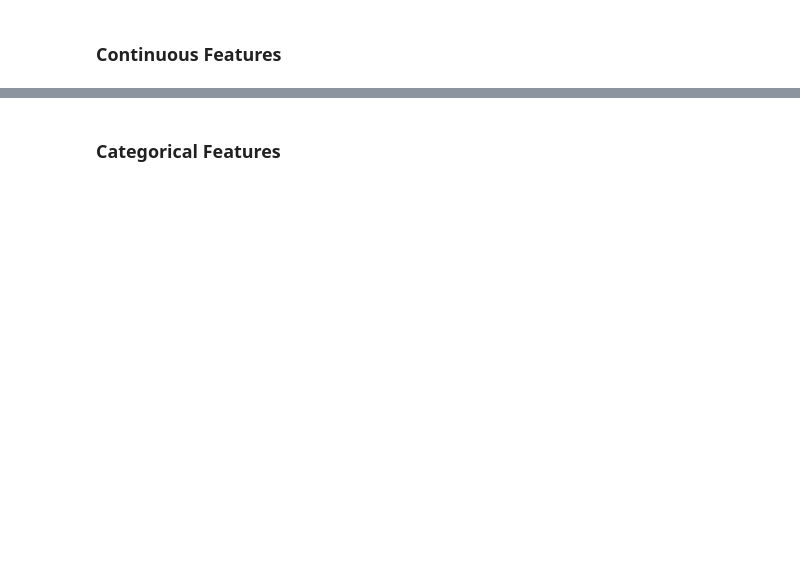
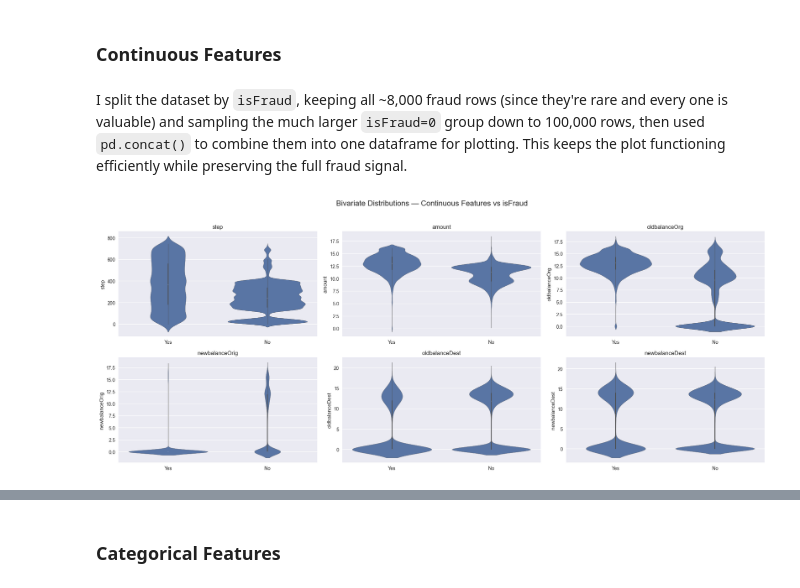
Before and after one commit to joshuasim/fraud-detection, a Jupyter notebook: notebooks/01_eda.ipynb, the cells around one changed output, grey strips where cells are left out. Drawn from its saved outputs; the diff is of its cells as text; code cells hidden in the pictures; blank space fills up the shorter version.

Commit message:
WIP: bivariate analysis

```diff
--- a/notebooks/01_eda.ipynb
+++ b/notebooks/01_eda.ipynb
@@ -47,6 +47,7 @@ plt.style.use('seaborn-v0_8')
 plt.rcParams['figure.figsize'] = (10, 6)
 
 RAW_DATA_PATH = '../data/raw/paysim.csv'
+RANDOM_STATE = 42
 # %% [markdown]
 ## 1.2 Load Dataset
 # %% [markdown]
@@ -309,2 +318,32 @@ Name: count, dtype: int64
 # %% [markdown]
 ### Continuous Features
+# %% [markdown]
+I split the dataset by `isFraud`, keeping all ~8,000 fraud rows (since they're rare and every one is valuable) and sampling the much larger `isFraud=0` group down to 100,000 rows, then used `pd.concat()` to combine them into one dataframe for plotting. This keeps the plot functioning efficiently while preserving the full fraud signal.
+# %%
+fraud_rows = df[df['isFraud'] == 1]
+nfraud_rows = df[df['isFraud'] == 0].sample(n=100_000, random_state=RANDOM_STATE)
+df_sampled = pd.concat([fraud_rows, nfraud_rows])
+# %%
+if pd.api.types.is_integer_dtype(df_sampled['isFraud']): # prevents accidently rerunning the mapping, which would set all values to null.
+    df_sampled['isFraud'] = df_sampled['isFraud'].map({0: 'No', 1: 'Yes'})
+# %%
+continuous_features = ['step', 'amount', 'oldbalanceOrg', 'newbalanceOrig', 'oldbalanceDest', 'newbalanceDest']
+
+fig, axes = plt.subplots(2, 3, figsize=(20, 8))
+axes = axes.flatten()
+
+for i, feature in enumerate(continuous_features):
+    if feature == 'step':
+        sns.violinplot(x='isFraud', y=feature, data=df_sampled, ax=axes[i])
+    else:
+        sns.violinplot(x='isFraud', y=np.log1p(df_sampled[feature]), data=df_sampled, ax=axes[i])
+    axes[i].set_title(feature)
+    axes[i].set_xlabel('')
+    axes[i].set_ylabel(feature)
+
+fig.suptitle('Bivariate Distributions — Continuous Features vs isFraud', fontsize=16, y=1.02)
+plt.tight_layout()
+plt.savefig('../images/bivariate_continuous.png', bbox_inches='tight')
+plt.show()
+# %% [output]
+[figure, added]
```
Also changed, not shown: parts of 3 cells of this notebook, 1 other file.
